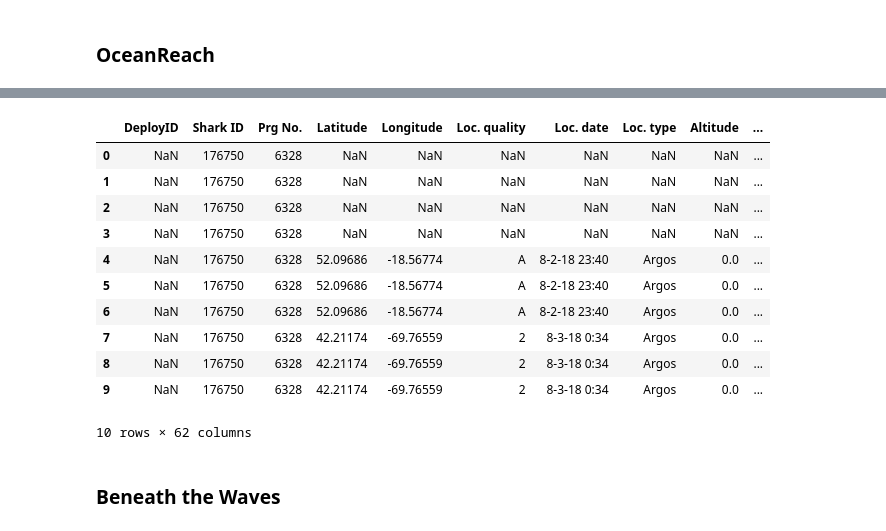
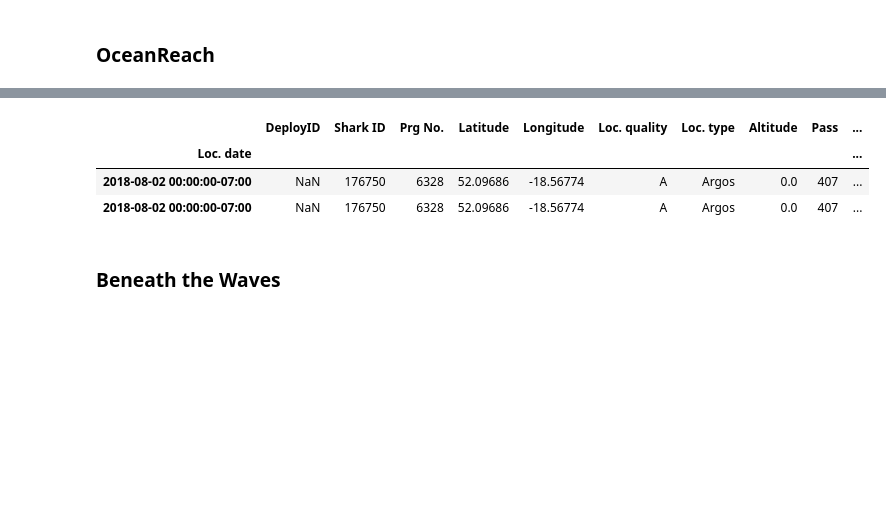
Before and after one commit to aionthebeach/ocean-maps, a Jupyter notebook: Maps_GFW_BTW_OR.ipynb, the cells around one changed output, grey strips where cells are left out. Cells and saved outputs as stored; diff of their text form; code cells hidden in the pictures; blank space fills up the shorter version.

```diff
--- a/Maps_GFW_BTW_OR.ipynb
+++ b/Maps_GFW_BTW_OR.ipynb
@@ -76,18 +126,16 @@ All_Animals_Oceanreach.head()
-# %%
-Beneath_The_Waves_Sensor = pd.read_csv('Beneath_The_Waves/Beneath_The_Waves.csv').dropna(how='all')
-Beneath_The_Waves_Sensor.head(10)
-# %% [output]
-|  | DeployID | Shark ID | Prg No. | Latitude | Longitude | Loc. quality | Loc. date | Loc. type | Altitude | ... |
-| 0 | NaN | 176750 | 6328 | NaN | NaN | NaN | NaN | NaN | NaN | ... |
-| 1 | NaN | 176750 | 6328 | NaN | NaN | NaN | NaN | NaN | NaN | ... |
-| 2 | NaN | 176750 | 6328 | NaN | NaN | NaN | NaN | NaN | NaN | ... |
-| 3 | NaN | 176750 | 6328 | NaN | NaN | NaN | NaN | NaN | NaN | ... |
-| 4 | NaN | 176750 | 6328 | 52.09686 | -18.56774 | A | 8-2-18 23:40 | Argos | 0.0 | ... |
-| 5 | NaN | 176750 | 6328 | 52.09686 | -18.56774 | A | 8-2-18 23:40 | Argos | 0.0 | ... |
-| 6 | NaN | 176750 | 6328 | 52.09686 | -18.56774 | A | 8-2-18 23:40 | Argos | 0.0 | ... |
-| 7 | NaN | 176750 | 6328 | 42.21174 | -69.76559 | 2 | 8-3-18 0:34 | Argos | 0.0 | ... |
-| 8 | NaN | 176750 | 6328 | 42.21174 | -69.76559 | 2 | 8-3-18 0:34 | Argos | 0.0 | ... |
-| 9 | NaN | 176750 | 6328 | 42.21174 | -69.76559 | 2 | 8-3-18 0:34 | Argos | 0.0 | ... |
-10 rows × 62 columns
+# %%
+Beneath_The_Waves_Sensor = pd.read_csv('Beneath_The_Waves/Beneath_The_Waves.csv').dropna(how='all')
+Beneath_The_Waves_Sensor = Beneath_The_Waves_Sensor.dropna(subset=['Loc. date'])
+Beneath_The_Waves_Sensor['Loc. date'] = pd.to_datetime(Beneath_The_Waves_Sensor['Loc. date'])
+Beneath_The_Waves_Sensor = Beneath_The_Waves_Sensor.set_index('Loc. date')
+Beneath_The_Waves_Sensor.index = Beneath_The_Waves_Sensor.index.floor('D')
+Beneath_The_Waves_Sensor.index = Beneath_The_Waves_Sensor.index.tz_localize('America/Los_Angeles')
+Beneath_The_Waves_Sensor.index = Beneath_The_Waves_Sensor.index.floor('D')
+Beneath_The_Waves_Sensor.head(2)
+# %% [output]
+|  | DeployID | Shark ID | Prg No. | Latitude | Longitude | Loc. quality | Loc. type | Altitude | Pass | ... |
+| Loc. date |  |  |  |  |  |  |  |  |  | ... |
+| 2018-08-02 00:00:00-07:00 | NaN | 176750 | 6328 | 52.09686 | -18.56774 | A | Argos | 0.0 | 407 | ... |
+| 2018-08-02 00:00:00-07:00 | NaN | 176750 | 6328 | 52.09686 | -18.56774 | A | Argos | 0.0 | 407 | ... |
 # %% [markdown]
 ### Beneath the Waves
```
Also changed, not shown: parts of 22 cells of this notebook.
